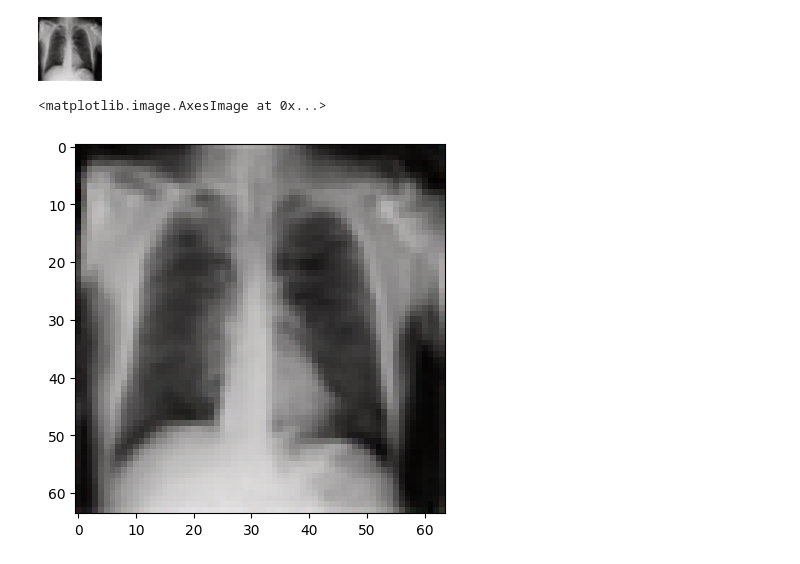
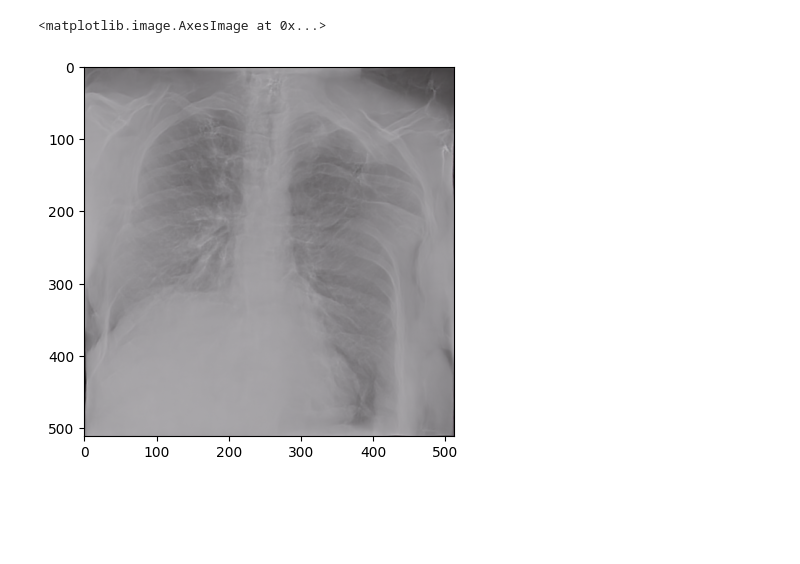
Before and after one commit to syKevinPeng/image_to_img_generation, a Jupyter notebook: uncond_img_gen/inference.ipynb, the cells around one changed output. Saved outputs shown, nothing was run; the diff lists cells and outputs as text; code cells hidden in the pictures; blank space fills up the shorter version.

```diff
--- a/uncond_img_gen/inference.ipynb
+++ b/uncond_img_gen/inference.ipynb
@@ -1,17 +1,13 @@
 # %%
 from diffusers import DiffusionPipeline
 import  matplotlib.pyplot as plt
-path_to_pretrained ='/home/siyuan/research/image_to_img_generation/uncond_img_gen/output'
-generator = DiffusionPipeline.from_pretrained(path_to_pretrained)
-generator.to("cuda")
-generator = generator()
+path_to_pretrained ='/home/siyuan/image_to_img_generation/uncond_img_gen/output'
+pipline = DiffusionPipeline.from_pretrained(path_to_pretrained)
+pipline.to("cuda")
+# set number of images to generate
+ouputs = pipline(output_type='np.array', num_inference_steps=500, batch_size=4)
-# %%
-image = generator.images[0]
-image
-# %% [output]
-[figure, removed]
 # %%
-plt.imshow(image)
+plt.imshow(ouputs[0][0])
 # %% [output]
 <matplotlib.image.AxesImage at 0x...>
-[figure, old version]
+[figure, new version]
```
Also changed, not shown: 5 other files.
